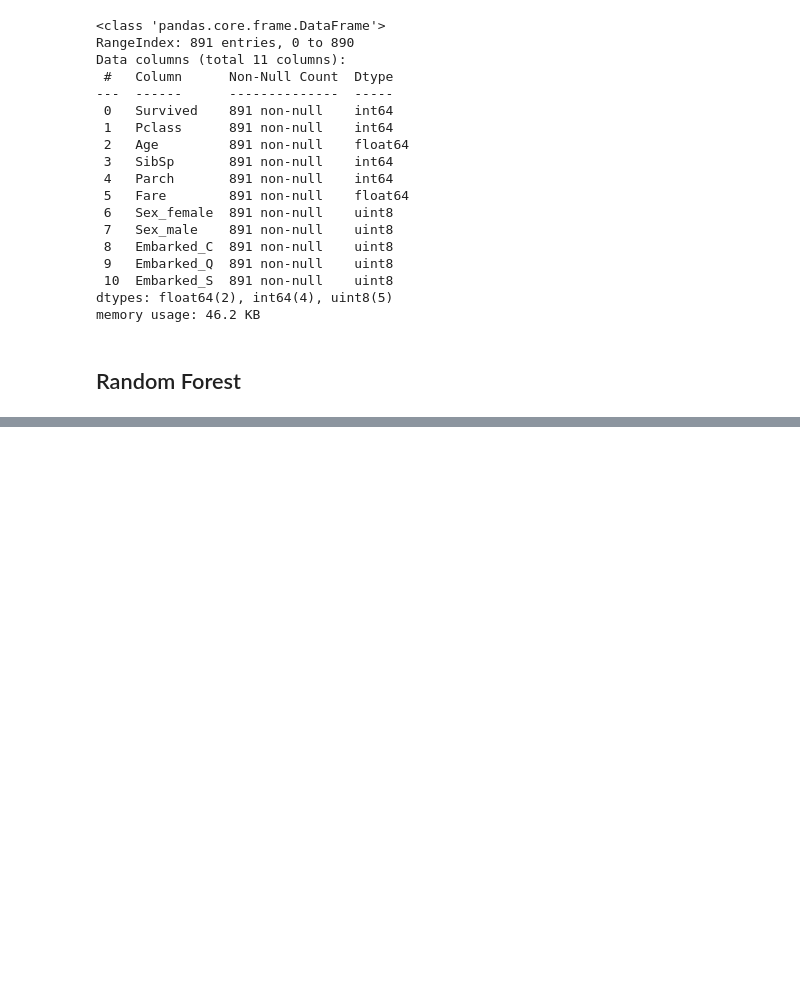
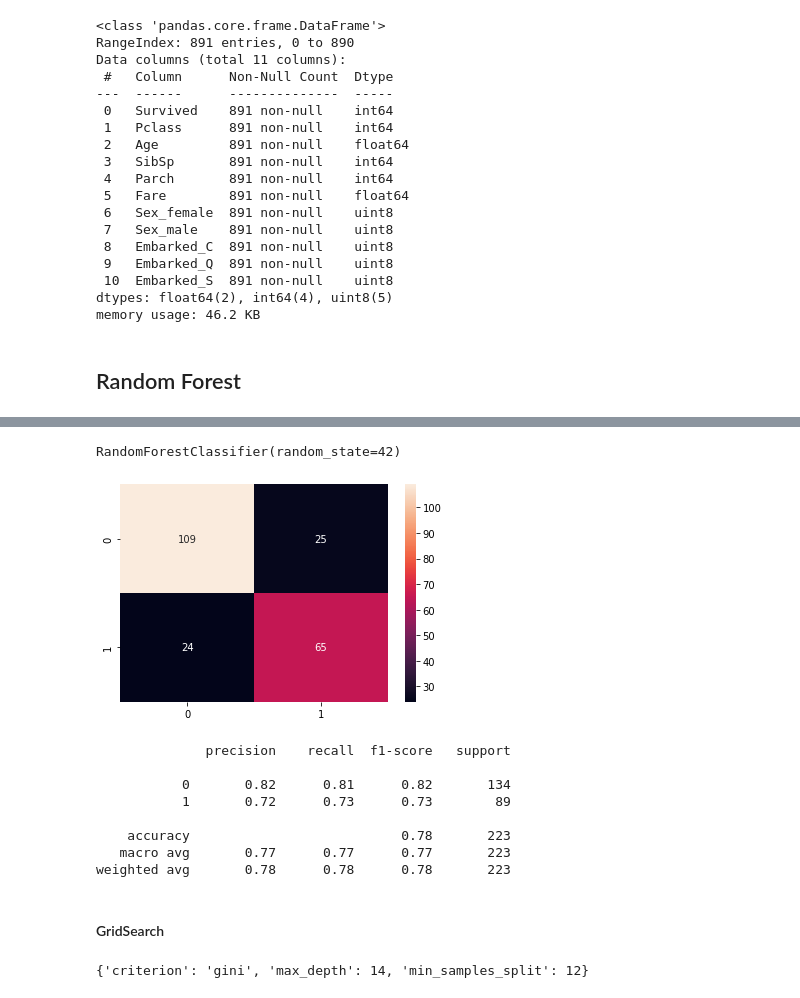
Before and after one commit to lusilve44/Random-Forest-Project, a Jupyter notebook: src/explore.ipynb, the cells around one changed output, grey strips where cells are left out. Drawn from its saved outputs; the diff is of its cells as text; code cells hidden in the pictures; blank space fills up the shorter version.

```diff
--- a/src/explore.ipynb
+++ b/src/explore.ipynb
@@ -187,0 +200,25 @@ SyntaxError: invalid syntax (1763543092.py, line 1)
+# %%
+X_train, X_test, y_train, y_test = train_test_split(X,y,random_state=42)
+# %%
+clf = RandomForestClassifier(random_state=42)
+# %%
+clf.fit(X_train,y_train)
+# %% [output]
+RandomForestClassifier(random_state=42)
+# %%
+y_pred = clf.predict(X_test)
+# %%
+sns.heatmap(confusion_matrix(y_test,y_pred), annot= True , fmt='d')
+plt.show()
+
+print(classification_report(y_test,y_pred))
+# %% [output]
+[figure, added]
+              precision    recall  f1-score   support
+
+           0       0.82      0.81      0.82       134
+           1       0.72      0.73      0.73        89
+
+    accuracy                           0.78       223
+   macro avg       0.77      0.77      0.77       223
+weighted avg       0.78      0.78      0.78       223
@@ -187,0 +227,2 @@ SyntaxError: invalid syntax (1763543092.py, line 1)
+# %% [markdown]
+#### GridSearch
@@ -187,0 +239,4 @@ SyntaxError: invalid syntax (1763543092.py, line 1)
+# %%
+grid_search_result.best_params_
+# %% [output]
+{'criterion': 'gini', 'max_depth': 14, 'min_samples_split': 12}
```
Also changed, not shown: parts of 22 cells of this notebook.
